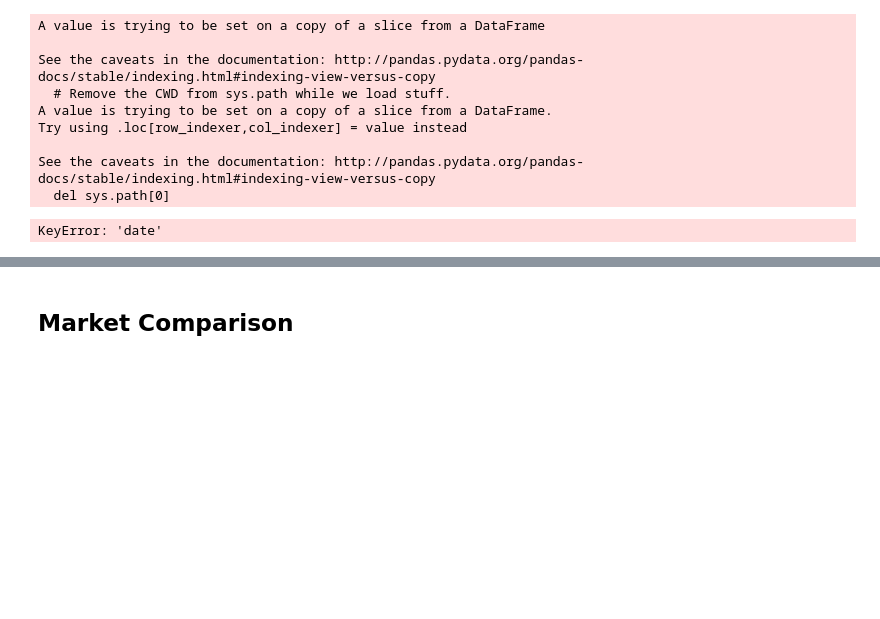
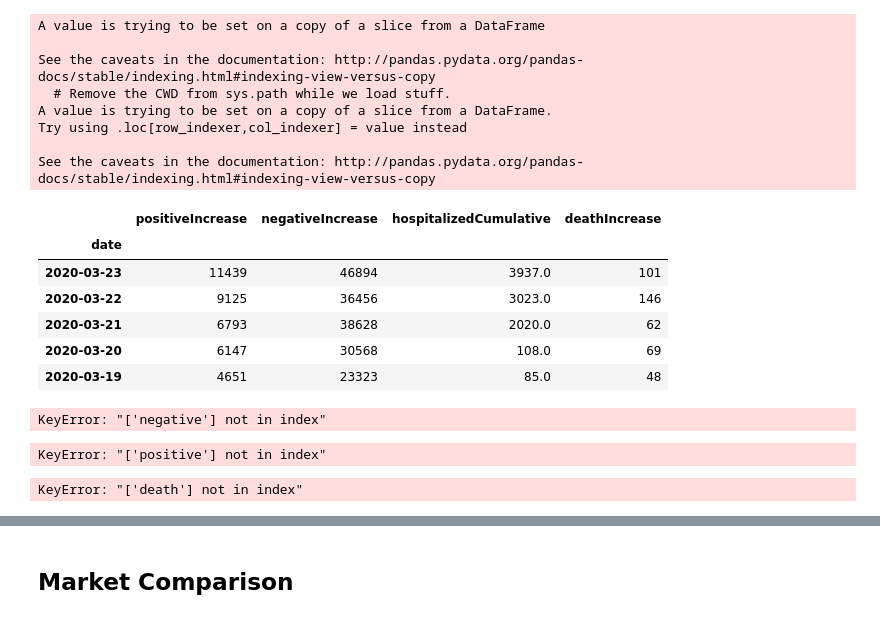
Before and after one commit to Dirgeguy/TRC-Project-1, a Jupyter notebook: project_trials.ipynb, the cells around one changed output, grey strips where cells are left out. Drawn from its saved outputs; the diff is of its cells as text; code cells hidden in the pictures; blank space fills up the shorter version.

```diff
--- a/project_trials.ipynb
+++ b/project_trials.ipynb
@@ -16,33 +16,42 @@ import datetime
 # %%
 #Covid data import using API
 
 
 resp = requests.get("https://api.covidtracking.com/v1/us/daily.json")
 data = resp.text
 corona_df = pd.read_json(data)
 
 #Data cleanup
 covid_df = corona_df[["date","positiveIncrease", "negativeIncrease", "hospitalizedCumulative","deathIncrease"]]
 covid_df.dropna(inplace=True)
 
+
+
+mask = (covid_df['date'] > 20200318) & (covid_df['date'] <= 20200323)
+march_df = covid_df.loc[mask]
+
+
 #Change format of data column
-covid_df['date'] = pd.to_datetime(covid_df['date'], format='%Y%m%d')
-covid_df.set_index(['date'], inplace=True)
+march_df['date'] = pd.to_datetime(march_df['date'], format='%Y%m%d')
+march_df.set_index(['date'], inplace=True)
 
-mask = (covid_df['date'] > '2020-03-20') & (covid_df['date'] <= '2020-03-25')
-march_df = covid_df.loc[mask]
 march_df
 # %% [output]
 A value is trying to be set on a copy of a slice from a DataFrame
 
 See the caveats in the documentation: http://pandas.pydata.org/pandas-docs/stable/indexing.html#indexing-view-versus-copy
   # Remove the CWD from sys.path while we load stuff.
 A value is trying to be set on a copy of a slice from a DataFrame.
 Try using .loc[row_indexer,col_indexer] = value instead
 
 See the caveats in the documentation: http://pandas.pydata.org/pandas-docs/stable/indexing.html#indexing-view-versus-copy
-  del sys.path[0]
-KeyError: 'date'
+|  | positiveIncrease | negativeIncrease | hospitalizedCumulative | deathIncrease |
+| date |  |  |  |  |
+| 2020-03-23 | 11439 | 46894 | 3937.0 | 101 |
+| 2020-03-22 | 9125 | 36456 | 3023.0 | 146 |
+| 2020-03-21 | 6793 | 38628 | 2020.0 | 62 |
+| 2020-03-20 | 6147 | 30568 | 108.0 | 69 |
+| 2020-03-19 | 4651 | 23323 | 85.0 | 48 |
 # %%
 #Prepare new dataframe
 negative_df = covid_df[['date', 'negative']]
@@ -50,18 +59,24 @@ negative_df = covid_df[['date', 'negative']]
 negative_df.set_index(['date'], inplace=True)
 negative_df.dropna(inplace=True)
 negative_df.head()
+# %% [output]
+KeyError: "['negative'] not in index"
 # %%
 positive_df = covid_df[['date', 'positive']]
 positive_df.set_index(['date'], inplace=True)
 
 positive_df.dropna(inplace=True)
 positive_df.head()
+# %% [output]
+KeyError: "['positive'] not in index"
 # %%
 death_df = covid_df[['date', 'death']]
 death_df.set_index(['date'], inplace=True)
 
 death_df.dropna(inplace=True)
 death_df.head()
+# %% [output]
+KeyError: "['death'] not in index"
 # %%
 hospitalized_df = covid_df[['date', 'hospitalizedCumulative']]
 hospitalized_df.set_index(['date'], inplace=True)
```
Also changed, not shown: parts of 11 cells of this notebook, 11 other files.
